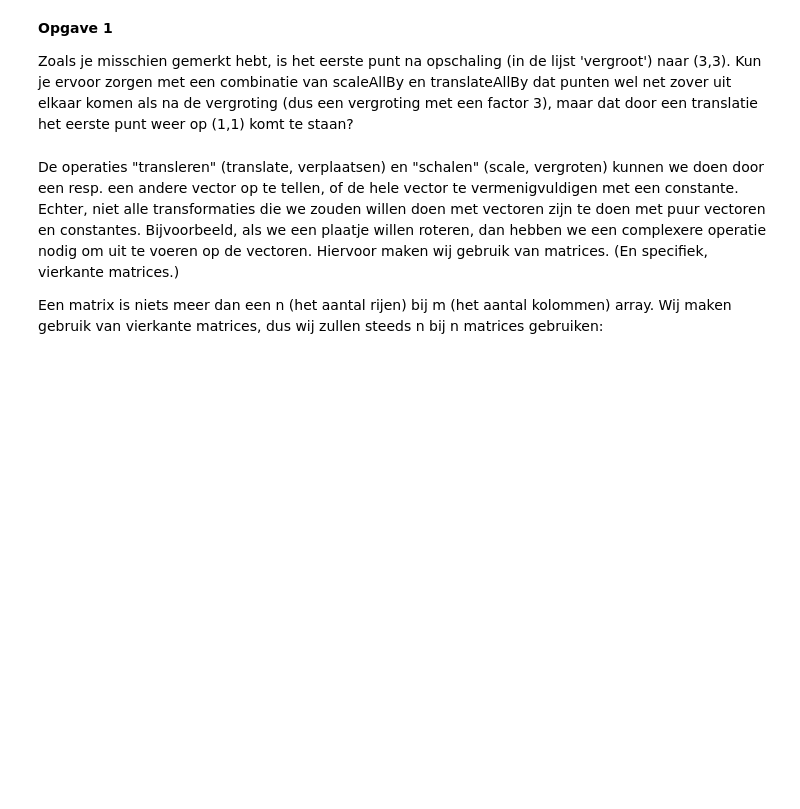
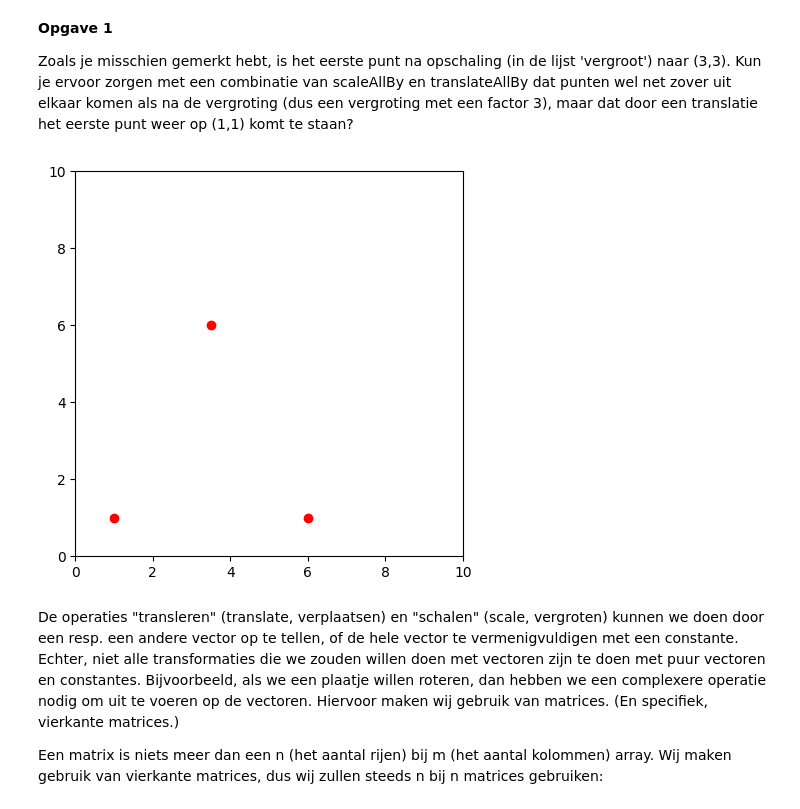
Before and after one commit to harmenvanderslik/vision, a Jupyter notebook: assigments/LinAlg Tutorial (2).ipynb, the cells around one changed output. Drawn from its saved outputs; the diff is of its cells as text; code cells hidden in the pictures; blank space fills up the shorter version.

```diff
--- a/assigments/LinAlg Tutorial (2).ipynb
+++ b/assigments/LinAlg Tutorial (2).ipynb
@@ -99,3 +97,23 @@ Zoals je misschien gemerkt hebt, is het eerste punt na opschaling (in de lijst '
+# %%
+#Hier uw antwoord:
+
+def scaleAndAdjust(vlist, scale_factor):
+    # Scale all vectors
+    scaled_vlist = scaleAllBy(vlist, scale_factor)
+
+    # Calculate the translation to make the first vector 1,1 after scaling
+    adjustment_translation = v1 - scaled_vlist[0]
+
+    # Apply the adjustment translation to all scaled vectors
+    adjusted_vlist = translateAllBy(scaled_vlist, adjustment_translation)
+
+    return adjusted_vlist
+
+
+correctedPoints = scaleAndAdjust(vlist, 5)
+plotPointsOnly( correctedPoints )
+# %% [output]
+[figure, added]
 # %% [markdown]
 De operaties "transleren" (translate, verplaatsen) en "schalen" (scale, vergroten) kunnen we doen door een resp. een andere vector op te tellen, of de hele vector te vermenigvuldigen met een constante. Echter, niet alle transformaties die we zouden willen doen met vectoren zijn te doen met puur vectoren en constantes. Bijvoorbeeld, als we een plaatje willen roteren, dan hebben we een complexere operatie nodig om uit te voeren op de vectoren. Hiervoor maken wij gebruik van matrices. (En specifiek, vierkante matrices.)
 
```
Also changed, not shown: parts of 16 cells of this notebook.
